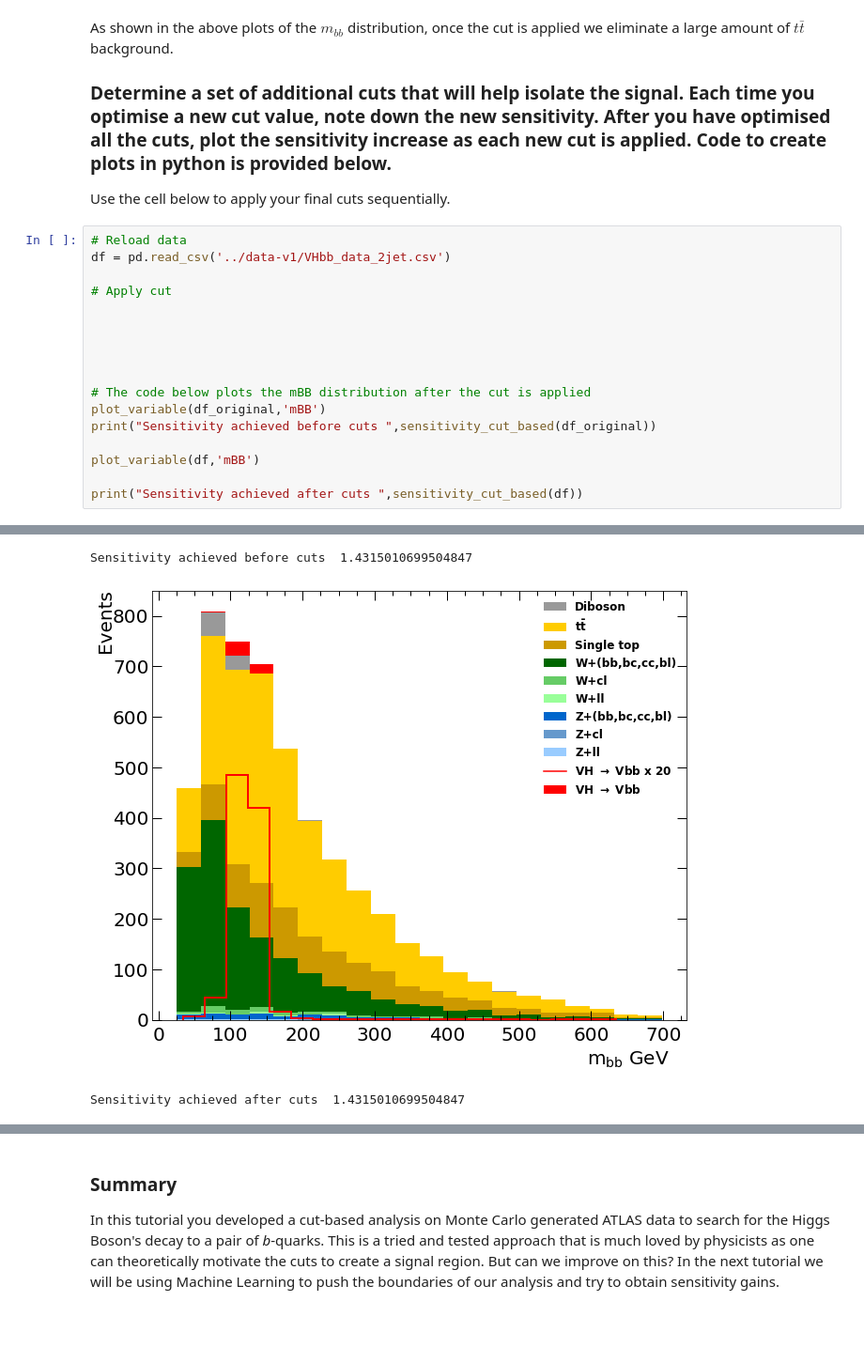
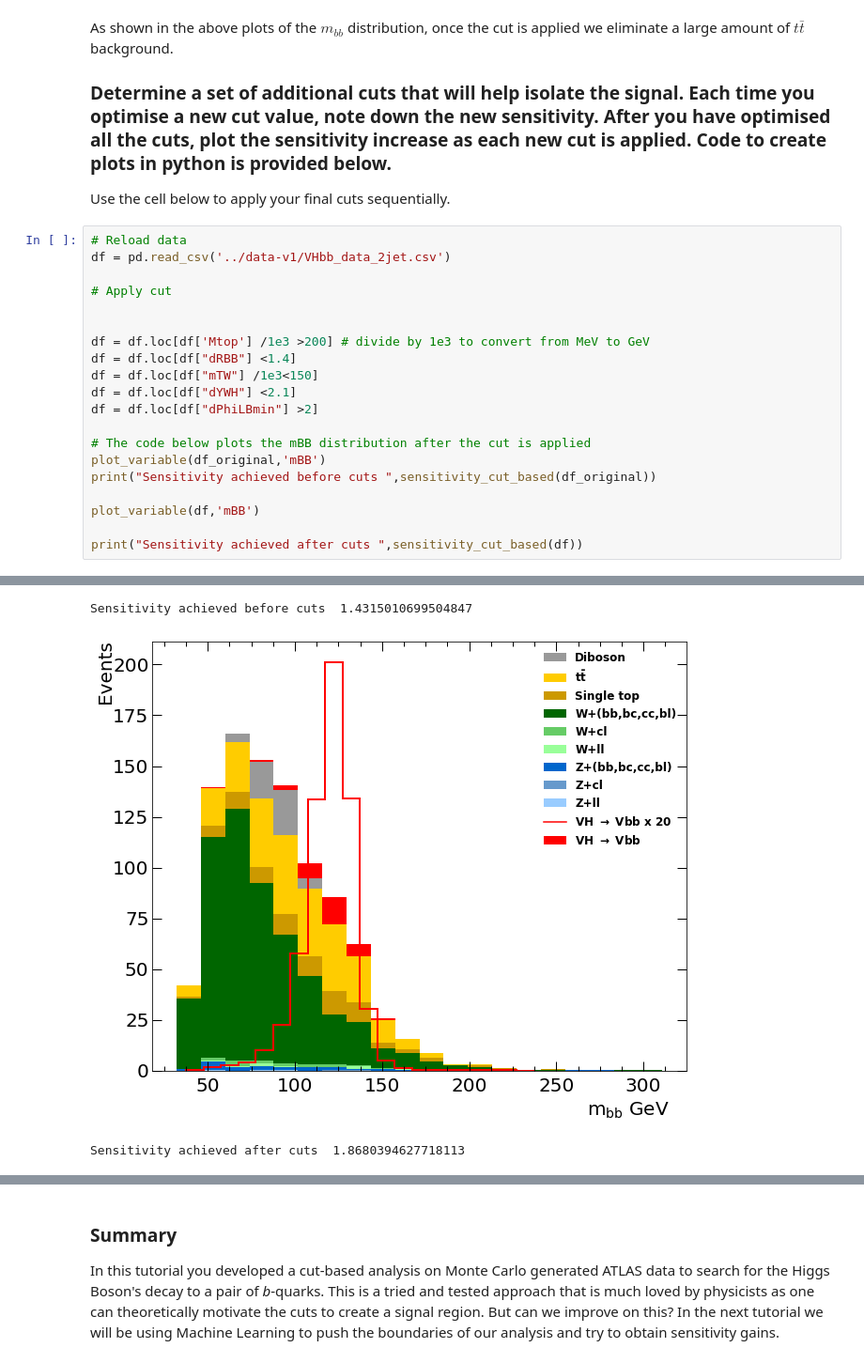
Before and after one commit to ikhurana95/in2HEP, a Jupyter notebook: notebooks/ATLAS Cut Based.ipynb, the cells around one changed output, grey strips where cells are left out. Shown at 94% size. Saved outputs shown, nothing was run; the diff lists cells and outputs as text; blank space fills up the shorter version.

```diff
--- a/notebooks/ATLAS Cut Based.ipynb
+++ b/notebooks/ATLAS Cut Based.ipynb
@@ -151,25 +155,28 @@ Use the cell below to apply your final cuts sequentially.
 # %%
 # Reload data
 df = pd.read_csv('../data-v1/VHbb_data_2jet.csv')
 
 # Apply cut
 
 
-
-
+df = df.loc[df['Mtop'] /1e3 >200] # divide by 1e3 to convert from MeV to GeV
+df = df.loc[df["dRBB"] <1.4]
+df = df.loc[df["mTW"] /1e3<150]
+df = df.loc[df["dYWH"] <2.1]
+df = df.loc[df["dPhiLBmin"] >2]
 
 # The code below plots the mBB distribution after the cut is applied
 plot_variable(df_original,'mBB')
 print("Sensitivity achieved before cuts ",sensitivity_cut_based(df_original))
 
 plot_variable(df,'mBB')
 
 print("Sensitivity achieved after cuts ",sensitivity_cut_based(df))
 # %% [output]
 [figure]
 Sensitivity achieved before cuts  1.4315010699504847
-[figure, old version]
+[figure, new version]
-Sensitivity achieved after cuts  1.4315010699504847
+Sensitivity achieved after cuts  1.8680394627718113
 # %%
 ## Plotting sensitivity graph
 
```
Also changed, not shown: parts of 3 cells of this notebook, 3 other files.
